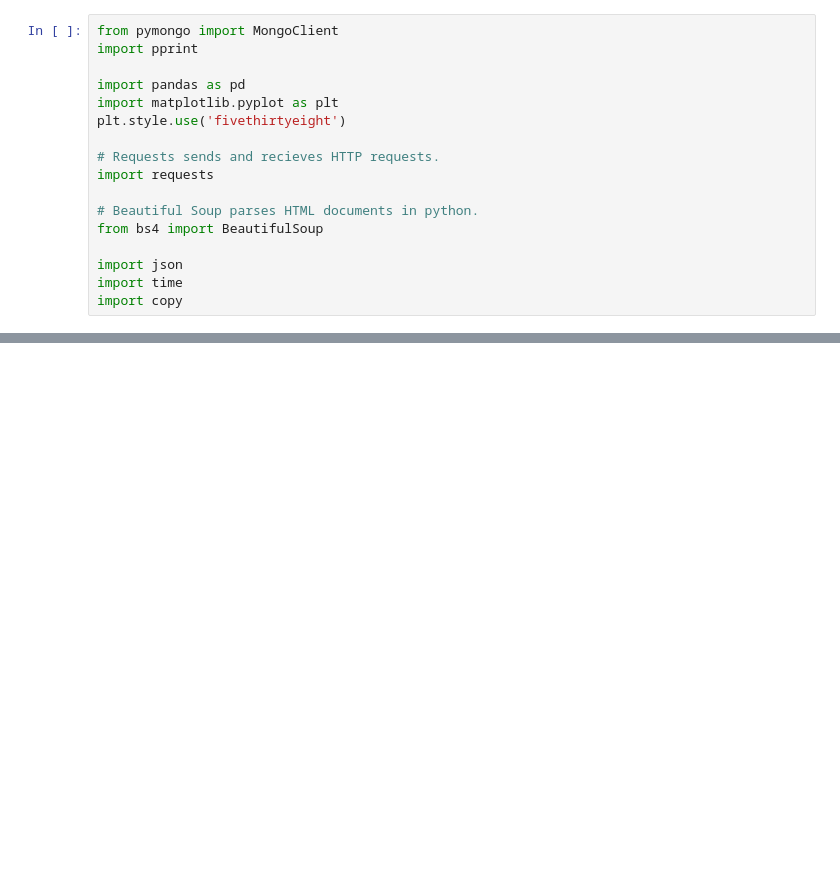
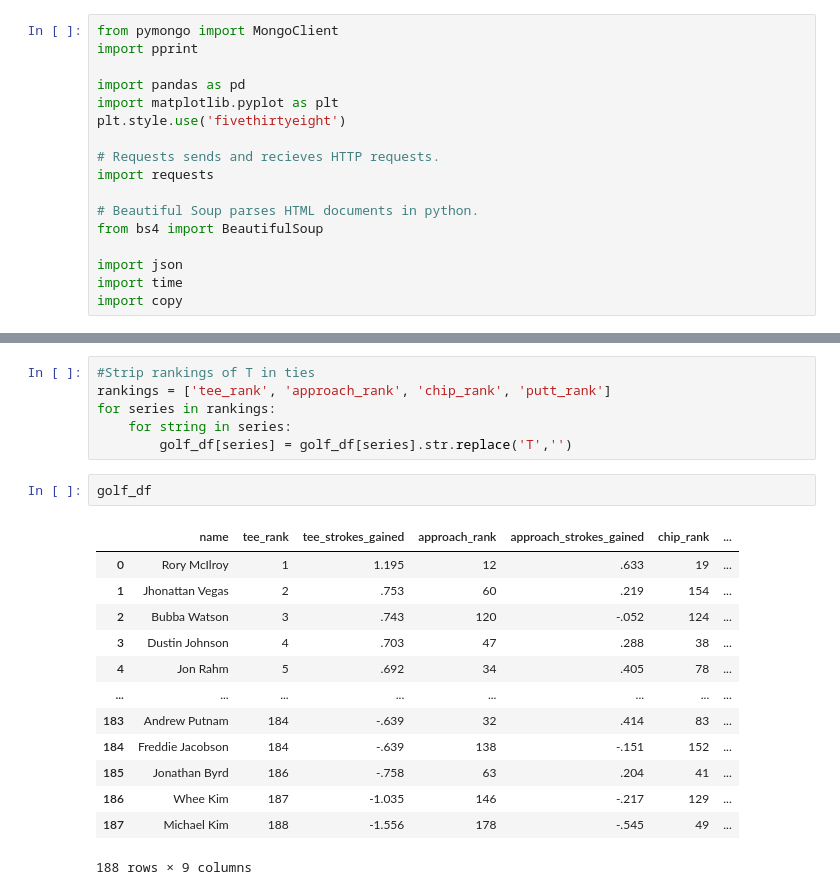
Before and after one commit to qnchenry-q/PGA-EDA, a Jupyter notebook: Scraper.ipynb, the cells around one changed output, grey strips where cells are left out. Drawn from its saved outputs; the diff is of its cells as text; blank space fills up the shorter version.

```diff
--- a/Scraper.ipynb
+++ b/Scraper.ipynb
@@ -78,0 +535,22 @@ client.list_database_names()
+# %%
+#Strip rankings of T in ties
+rankings = ['tee_rank', 'approach_rank', 'chip_rank', 'putt_rank']
+for series in rankings:
+    for string in series:
+        golf_df[series] = golf_df[series].str.replace('T','')
+# %%
+golf_df
+# %% [output]
+|  | name | tee_rank | tee_strokes_gained | approach_rank | approach_strokes_gained | chip_rank | ... |
+| 0 | Rory McIlroy | 1 | 1.195 | 12 | .633 | 19 | ... |
+| 1 | Jhonattan Vegas | 2 | .753 | 60 | .219 | 154 | ... |
+| 2 | Bubba Watson | 3 | .743 | 120 | -.052 | 124 | ... |
+| 3 | Dustin Johnson | 4 | .703 | 47 | .288 | 38 | ... |
+| 4 | Jon Rahm | 5 | .692 | 34 | .405 | 78 | ... |
+| ... | ... | ... | ... | ... | ... | ... | ... |
+| 183 | Andrew Putnam | 184 | -.639 | 32 | .414 | 83 | ... |
+| 184 | Freddie Jacobson | 184 | -.639 | 138 | -.151 | 152 | ... |
+| 185 | Jonathan Byrd | 186 | -.758 | 63 | .204 | 41 | ... |
+| 186 | Whee Kim | 187 | -1.035 | 146 | -.217 | 129 | ... |
+| 187 | Michael Kim | 188 | -1.556 | 178 | -.545 | 49 | ... |
+188 rows × 9 columns
```
Also changed, not shown: parts of 34 cells of this notebook.
